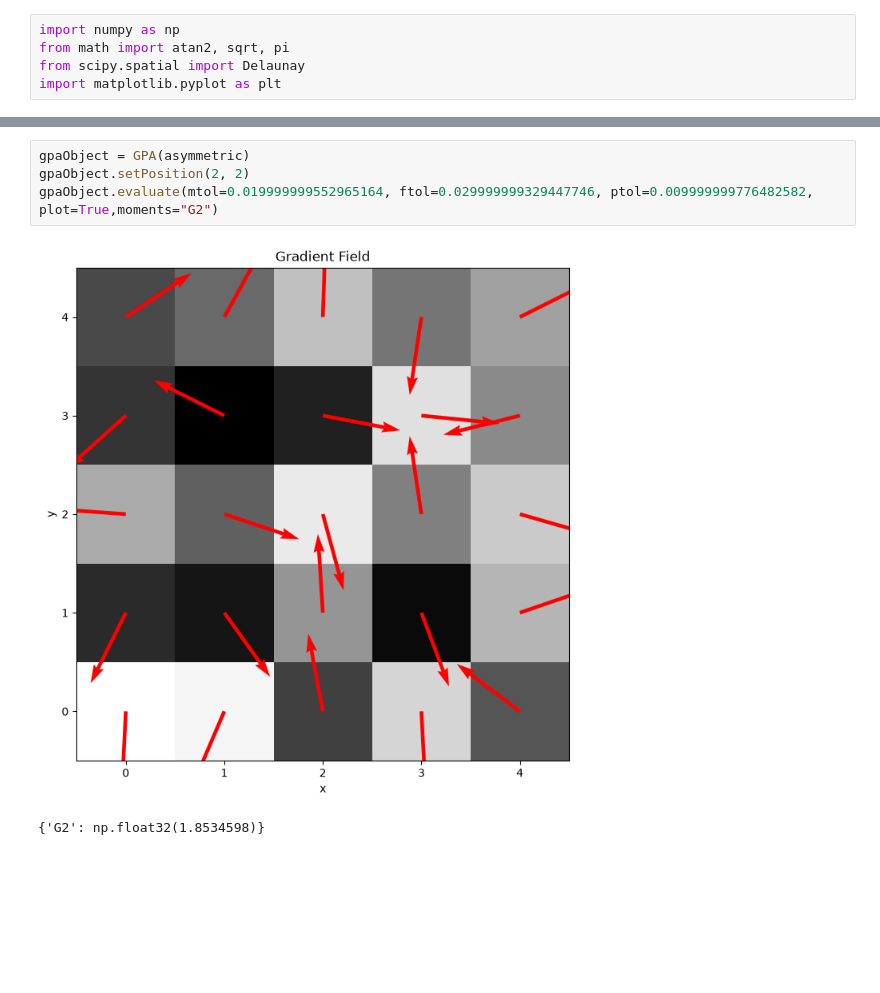
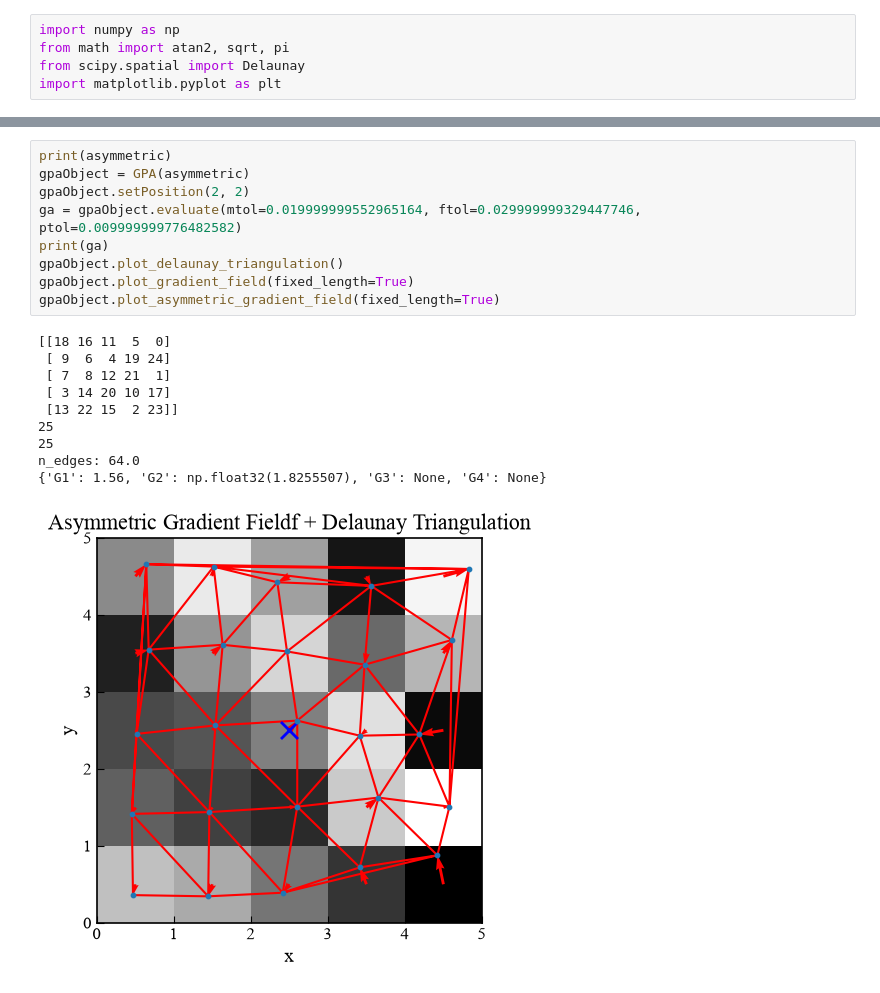
Before and after one commit to Desduh/gpa, a Jupyter notebook: gpa.ipynb, the cells around one changed output, grey strips where cells are left out. Saved outputs shown, nothing was run; the diff lists cells and outputs as text; blank space fills up the shorter version.

Commit message:
Implement first-order gradient moment (G1) from the original 1999 GPA formulation

```diff
--- a/gpa.ipynb
+++ b/gpa.ipynb
@@ -926,7 +1461,20 @@ plt.show()
 # %%
+print(asymmetric)
 gpaObject = GPA(asymmetric)
 gpaObject.setPosition(2, 2)
-gpaObject.evaluate(mtol=0.019999999552965164, ftol=0.029999999329447746, ptol=0.009999999776482582, plot=True,moments="G2")
+ga = gpaObject.evaluate(mtol=0.019999999552965164, ftol=0.029999999329447746, ptol=0.009999999776482582)
+print(ga)
+gpaObject.plot_delaunay_triangulation()
+gpaObject.plot_gradient_field(fixed_length=True)
+gpaObject.plot_asymmetric_gradient_field(fixed_length=True)
 # %% [output]
+[[18 16 11  5  0]
+ [ 9  6  4 19 24]
+ [ 7  8 12 21  1]
+ [ 3 14 20 10 17]
+ [13 22 15  2 23]]
+25
+25
+n_edges: 64.0
+{'G1': 1.56, 'G2': np.float32(1.8255507), 'G3': None, 'G4': None}
-[figure, old version]
+[figure, new version]
-{'G2': np.float32(1.8534598)}
```
Also changed, not shown: parts of 10 cells of this notebook, 2 other files.
